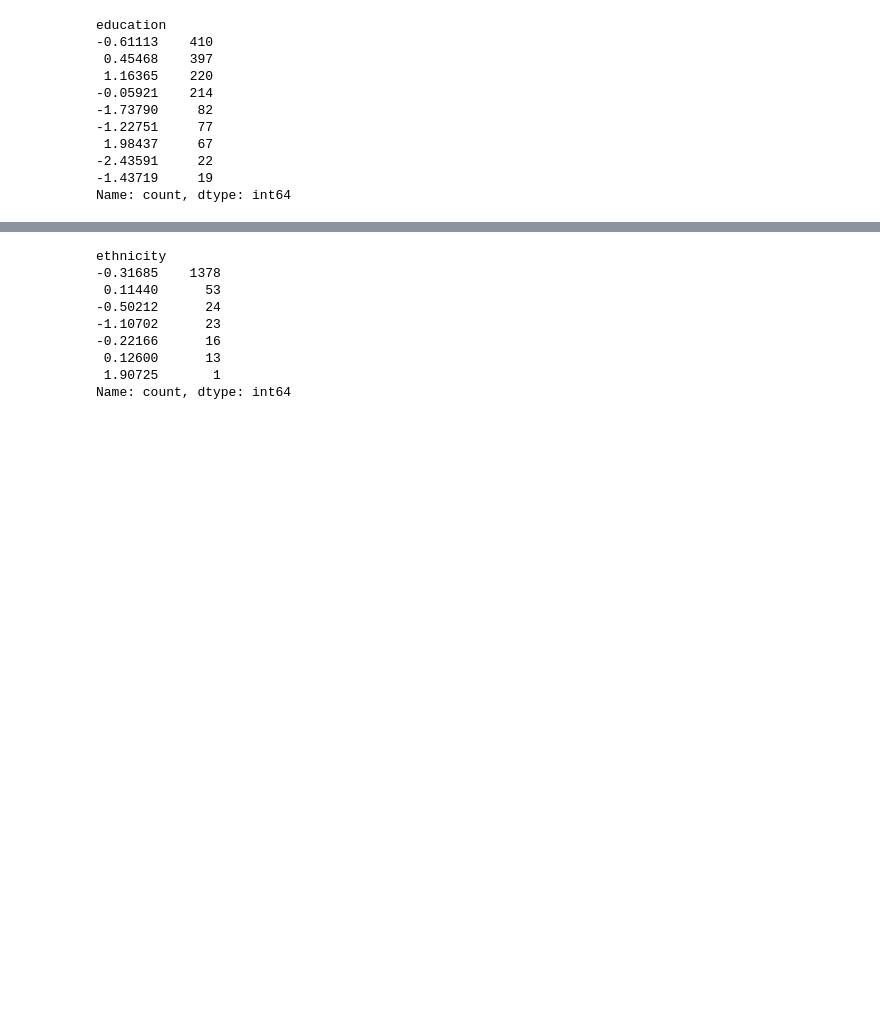
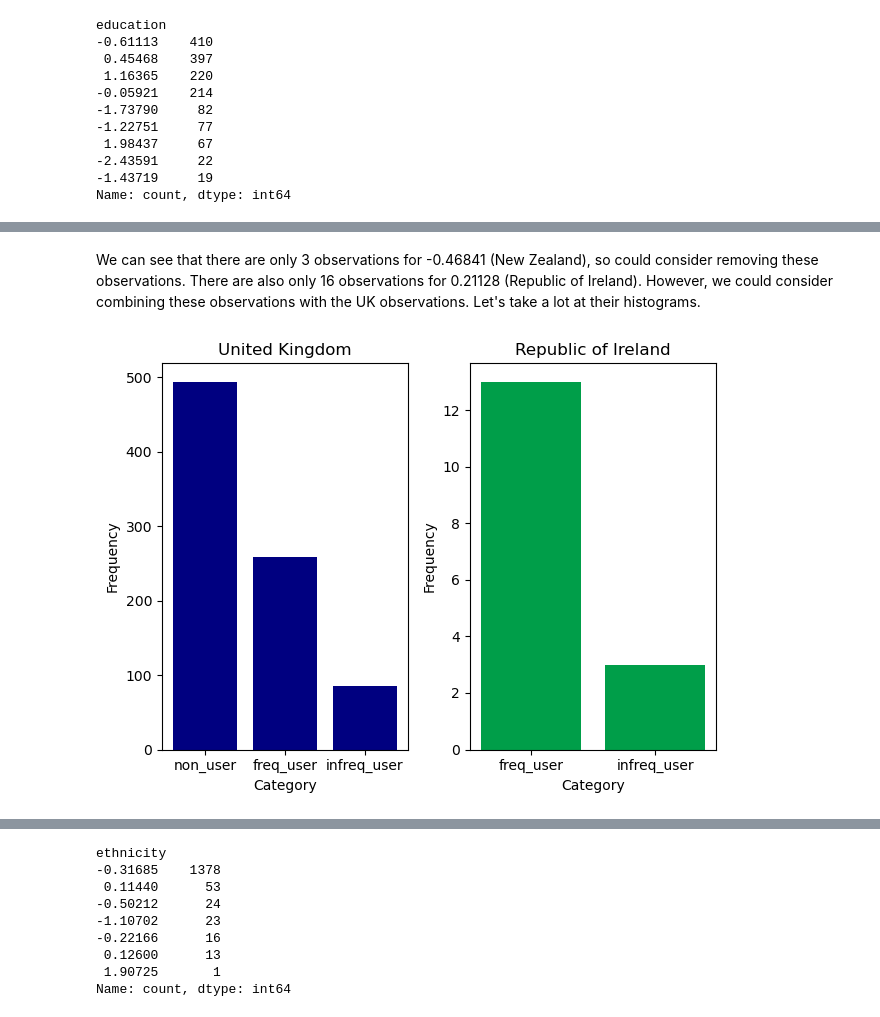
Before and after one commit to skyefung02/DrugConsumptionProject, a Jupyter notebook: data_exploration_visualisation.ipynb, the cells around one changed output, grey strips where cells are left out. Cells and saved outputs as stored; diff of their text form; code cells hidden in the pictures; blank space fills up the shorter version.

```diff
--- a/data_exploration_visualisation.ipynb
+++ b/data_exploration_visualisation.ipynb
@@ -183,0 +331,22 @@ Name: count, dtype: int64
+# %% [markdown]
+We can see that there are only 3 observations for -0.46841 (New Zealand), so could consider removing these observations. There are also only 16 observations for 0.21128 (Republic of Ireland). However, we could consider combining these observations with the UK observations. Let's take a lot at their histograms.
+# %%
+nicotine_counts_uk = subset('country', 0.96082)
+nicotine_counts_ireland = subset('country', 0.21128)
+
+plt.subplot(1, 2, 1)
+plt.bar(nicotine_counts_uk.index, nicotine_counts_uk.values, color='navy')
+plt.xlabel('Category')
+plt.ylabel('Frequency')
+plt.title('United Kingdom')
+
+plt.subplot(1, 2, 2)  # 1 row, 2 columns, 2nd subplot
+plt.bar(nicotine_counts_ireland.index, nicotine_counts_ireland.values, color='#009E49')
+plt.xlabel('Category')
+plt.ylabel('Frequency')
+plt.title('Republic of Ireland')
+
+plt.tight_layout()
+plt.show()
+# %% [output]
+[figure, added]
```
Also changed, not shown: parts of 25 cells of this notebook, 1 other file.
